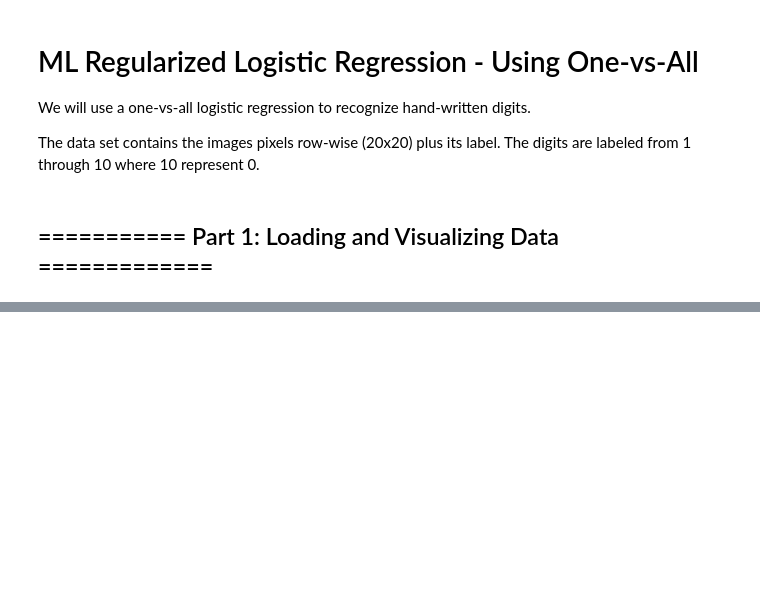
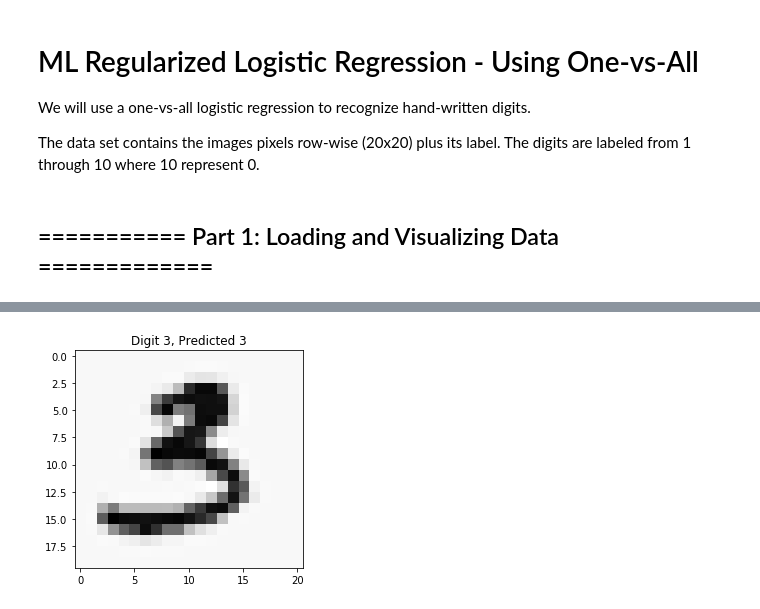
Before and after one commit to wesleyegberto/machine-learning-courses, a Jupyter notebook: Machine Learning - Andrew Ng/assignments/machine-learning-ex3/ex3_python/ML - Regularized Logistic Regression - One-vs-All.ipynb, the cells around one changed output, grey strips where cells are left out. Cells and saved outputs as stored; diff of their text form; code cells hidden in the pictures; blank space fills up the shorter version.

```diff
--- a/Machine Learning - Andrew Ng/assignments/machine-learning-ex3/ex3_python/ML - Regularized Logistic Regression - One-vs-All.ipynb
+++ b/Machine Learning - Andrew Ng/assignments/machine-learning-ex3/ex3_python/ML - Regularized Logistic Regression - One-vs-All.ipynb
@@ -54,0 +245,11 @@ Text(0.5, 1.0, 'Digits: 0.0, 9.0')
+# %%
+def predict_one_vs_all(all_theta, x):
+    m = len(x)
+    num_labels = len(all_theta)
+
+    X = np.column_stack([np.ones(m), x])
+
+    pk = np.zeros([m, num_labels])
+    for k in range(num_labels):
+        pk[:, k] = hypothesis(X, all_theta[k])
+    return np.argmax(pk, axis=1)
@@ -54,0 +263,12 @@ Text(0.5, 1.0, 'Digits: 0.0, 9.0')
+# %%
+def predict_and_display(x, y, all_theta, index):
+    xp = x[index]
+    yp = y[index]
+    digitMatrix = np.column_stack([np.reshape(xp, [20, 20]), np.zeros([20, 1])])
+    plt.imshow(digitMatrix, cmap='Greys', interpolation='nearest')
+    pred = predict_one_vs_all(all_theta, np.array([xp]))
+    plt.title("Digit %s, Predicted %s" % (yp, pred[0]))
+# %%
+predict_and_display(x, y, all_theta, random.randint(0, m))
+# %% [output]
+[figure, added]
```
Also changed, not shown: parts of 22 cells of this notebook, 1 other file.
